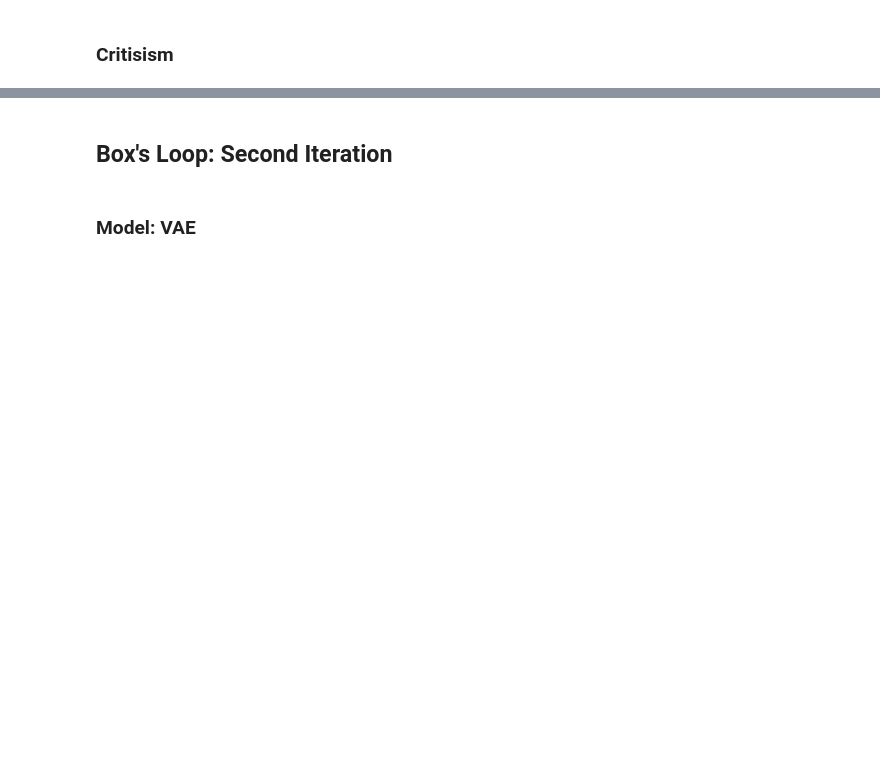
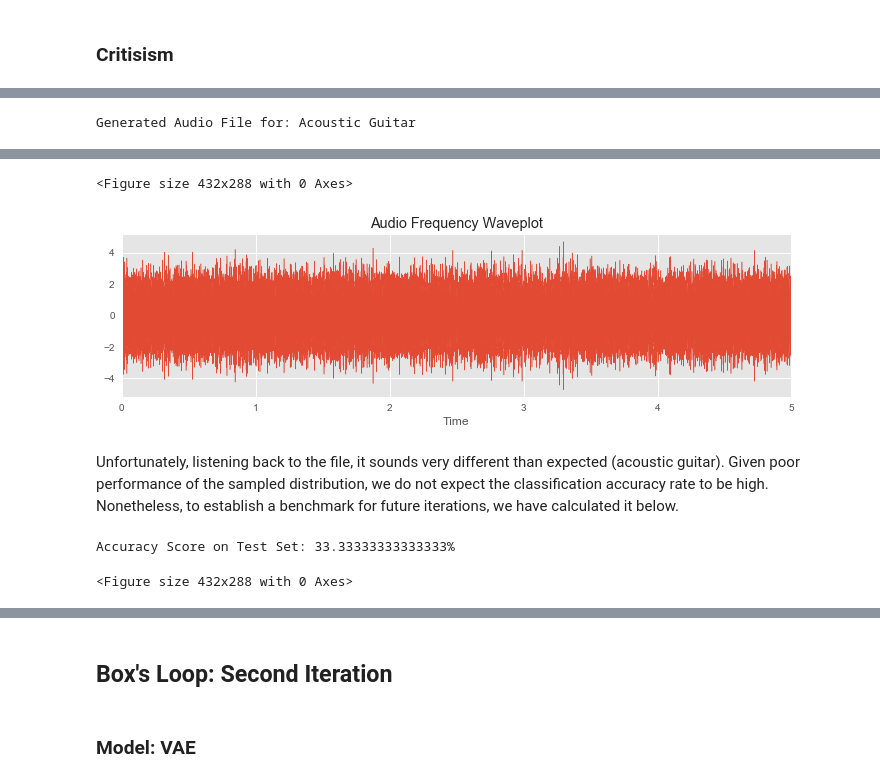
Before and after one commit to asudomoeva/Audio-Tagging, a Jupyter notebook: final-project/final-notebook.ipynb, the cells around one changed output, grey strips where cells are left out. Drawn from its saved outputs; the diff is of its cells as text; code cells hidden in the pictures; blank space fills up the shorter version.

Commit message:
new changes includes PPCA

```diff
--- a/final-project/final-notebook.ipynb
+++ b/final-project/final-notebook.ipynb
@@ -53,3 +57,7 @@ Moving forward with the analysis, we have kept in mind that those preprocessing
+# %%
+# importing the sample audio files vector representations post preprocessing
+train_data = feather.read_dataframe('data_overview/train_data.feather')
+test_data = feather.read_dataframe('data_overview/test_data.feather')
 # %% [markdown]
 ## Box's Loop: First Iteration
 # %% [markdown]
@@ -58,0 +113,13 @@ Moving forward with the analysis, we have kept in mind that those preprocessing
+# %%
+% run py-script/ppca.py
+for label in train_data['label'].unique():
+    print("Training PPCA for label: {}".format(label))
+    x_train = train_data.loc[train_data['label']==label].copy()
+    y_train = x_train.pop('label')
+
+    x_train = x_train.transpose()
+    data_dim = x_train.shape[0]
+    num_datapoints = x_train.shape[1]
+
+    training_result = train_ppca(x_train, data_dim, latent_dim, num_datapoints, stddv_datapoints)
+    training_results.append((label, training_result))
@@ -60,0 +138,5 @@ Moving forward with the analysis, we have kept in mind that those preprocessing
+# %%
+% run py-script/play_generated_sample.py
+play_sample(training_results)
+# %% [output]
+Generated Audio File for: Acoustic Guitar
@@ -60,0 +144,17 @@ Moving forward with the analysis, we have kept in mind that those preprocessing
+<Figure size 432x288 with 0 Axes>
+[figure, added]
+# %% [markdown]
+Unfortunately, listening back to the file, it sounds very different than expected (acoustic guitar). Given poor performance of the sampled distribution, we do not expect the classification accuracy rate to be high. Nonetheless, to establish a benchmark for future iterations, we have calculated it below.
+# %%
+% run py-script/accuracy_calc.py
+#sess = tf.InteractiveSession()
+y_test = test_data['label']
+y_test = y_test.replace({'Acoustic_guitar': 0, 'Laughter': 1})
+x_test = test_data.drop(['label'], axis=1)
+label_probabilities = calculate_probability(training_results, 2, latent_dim, stddv_datapoints, np.array(x_test))
+assignments = assign_class(label_probabilities)
+test_accuracy = accuracy_score(y_test, assignments)
+print('Accuracy Score on Test Set: {}%'.format(test_accuracy*100))
+# %% [output]
+Accuracy Score on Test Set: 33.33333333333333%
+<Figure size 432x288 with 0 Axes>
```
Also changed, not shown: parts of 14 cells of this notebook, 8 other files.
